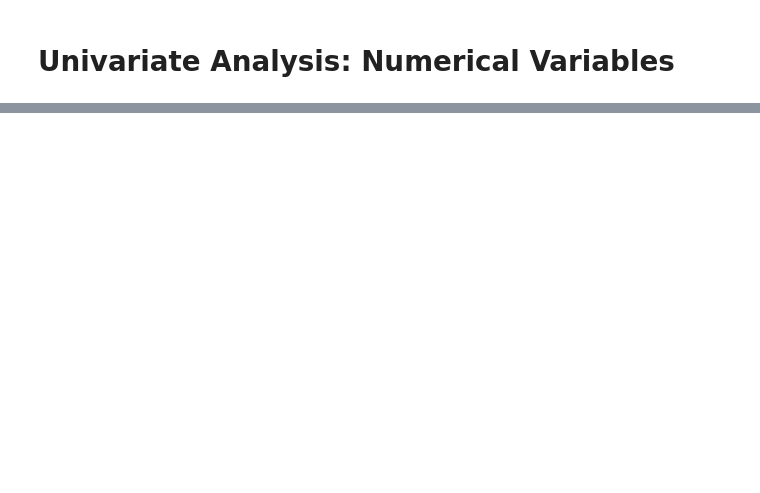
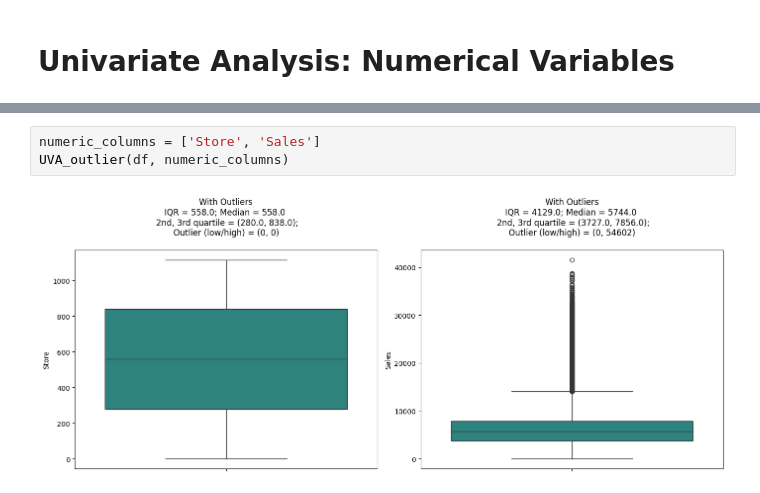
Before and after one commit to namozhdehi/KSR, a Jupyter notebook: Store_sales_EDA_Clustering.ipynb, the cells around one changed output, grey strips where cells are left out. Drawn from its saved outputs; the diff is of its cells as text; blank space fills up the shorter version.

```diff
--- a/Store_sales_EDA_Clustering.ipynb
+++ b/Store_sales_EDA_Clustering.ipynb
@@ -248,0 +447,5 @@ UVA_numeric(df,store_col)
+# %%
+numeric_columns = ['Store', 'Sales']
+UVA_outlier(df, numeric_columns)
+# %% [output]
+[figure, added]
```
Also changed, not shown: parts of 54 cells of this notebook.
